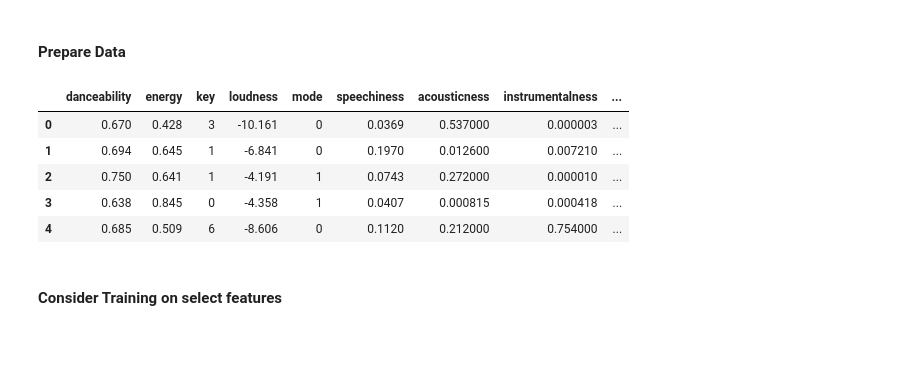
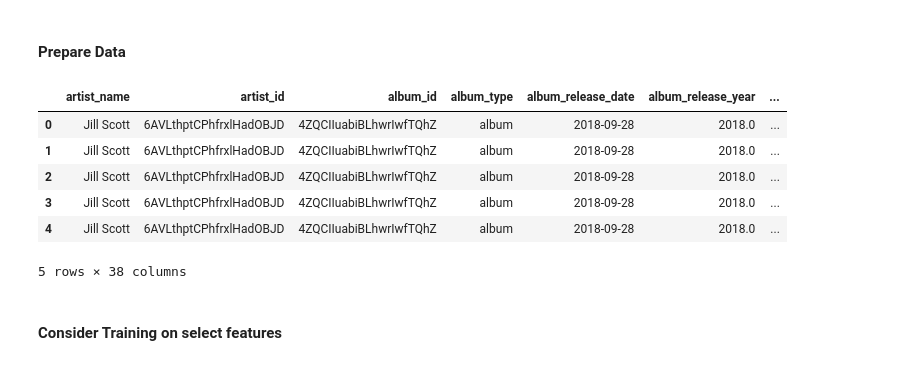
Before and after one commit to cyrusParvereshi/HipHop-R-B_Hit_Song_Prediction, a Jupyter notebook: RandomForrests.ipynb, the cells around one changed output. Drawn from its saved outputs; the diff is of its cells as text; code cells hidden in the pictures.

```diff
--- a/RandomForrests.ipynb
+++ b/RandomForrests.ipynb
@@ -38,20 +38,21 @@ plt.style.use('ggplot')
 # %%
 # read data
 data = pd.read_pickle('merged_data.pkl')
 
 # identfiy numerical volumns
-columns = ['danceability','energy','key','loudness','mode',
- 'speechiness','acousticness','instrumentalness',
- 'liveness','valence','tempo','time_signature','disc_number','duration_ms','is_hit']
+#columns = ['danceability','energy','key','loudness','mode',
+# 'speechiness','acousticness','instrumentalness',
+# 'liveness','valence','tempo','time_signature','disc_number','duration_ms','is_hit']
 
-df = data[columns] # get numerical columns
-df.head()
+#df = data[columns] # get numerical columns
+data.head()
 # %% [output]
-|  | danceability | energy | key | loudness | mode | speechiness | acousticness | instrumentalness | ... |
-| 0 | 0.670 | 0.428 | 3 | -10.161 | 0 | 0.0369 | 0.537000 | 0.000003 | ... |
-| 1 | 0.694 | 0.645 | 1 | -6.841 | 0 | 0.1970 | 0.012600 | 0.007210 | ... |
-| 2 | 0.750 | 0.641 | 1 | -4.191 | 1 | 0.0743 | 0.272000 | 0.000010 | ... |
-| 3 | 0.638 | 0.845 | 0 | -4.358 | 1 | 0.0407 | 0.000815 | 0.000418 | ... |
-| 4 | 0.685 | 0.509 | 6 | -8.606 | 0 | 0.1120 | 0.212000 | 0.754000 | ... |
+|  | artist_name | artist_id | album_id | album_type | album_release_date | album_release_year | ... |
+| 0 | Jill Scott | 6AVLthptCPhfrxlHadOBJD | 4ZQCIIuabiBLhwrIwfTQhZ | album | 2018-09-28 | 2018.0 | ... |
+| 1 | Jill Scott | 6AVLthptCPhfrxlHadOBJD | 4ZQCIIuabiBLhwrIwfTQhZ | album | 2018-09-28 | 2018.0 | ... |
+| 2 | Jill Scott | 6AVLthptCPhfrxlHadOBJD | 4ZQCIIuabiBLhwrIwfTQhZ | album | 2018-09-28 | 2018.0 | ... |
+| 3 | Jill Scott | 6AVLthptCPhfrxlHadOBJD | 4ZQCIIuabiBLhwrIwfTQhZ | album | 2018-09-28 | 2018.0 | ... |
+| 4 | Jill Scott | 6AVLthptCPhfrxlHadOBJD | 4ZQCIIuabiBLhwrIwfTQhZ | album | 2018-09-28 | 2018.0 | ... |
+5 rows × 38 columns
 # %% [markdown]
 #### Consider Training on select features
```
Also changed, not shown: parts of 20 cells of this notebook.
